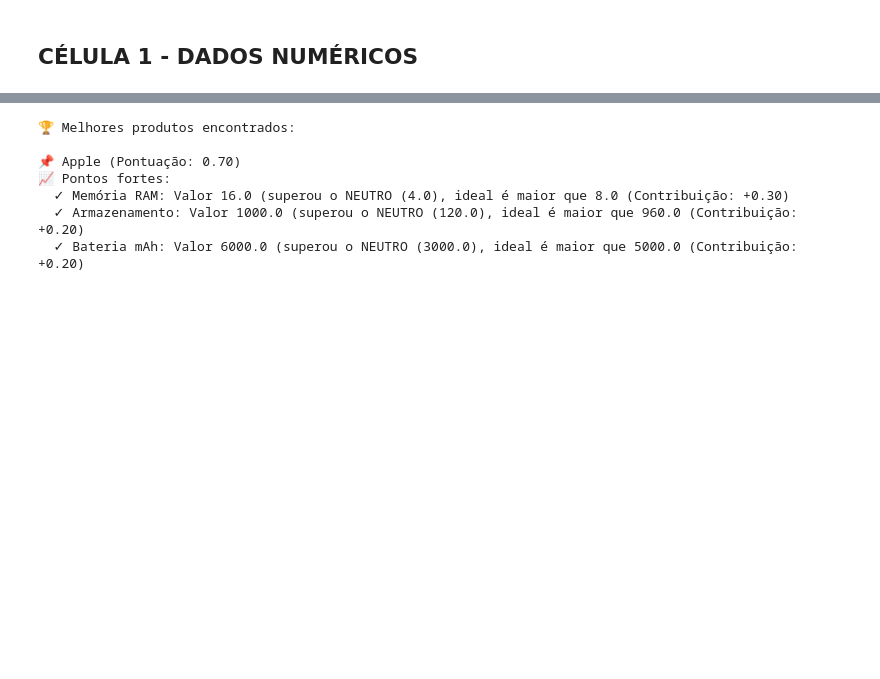
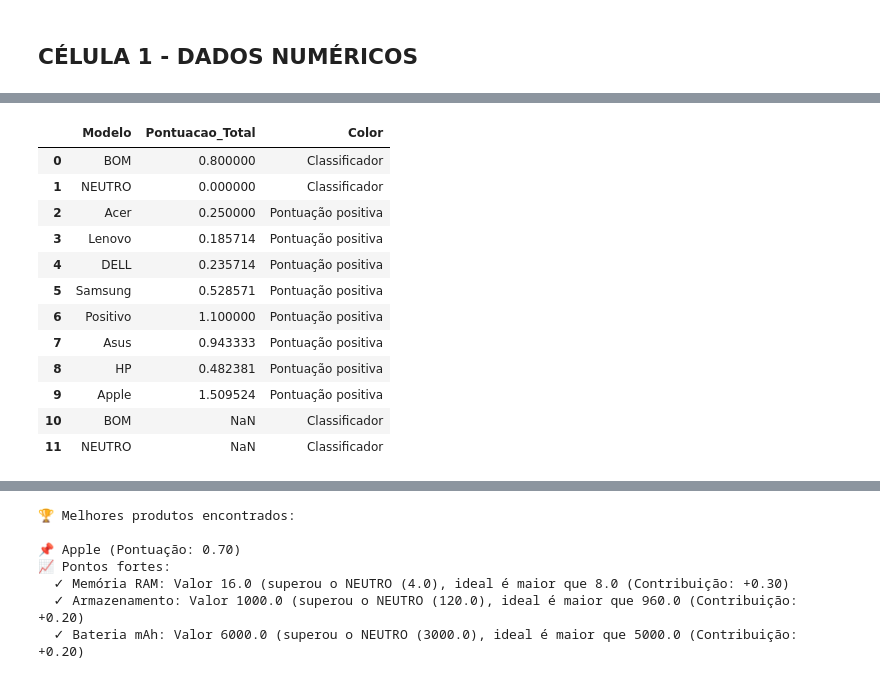
Before and after one commit to GianFadiga/MCDA_FS, a Jupyter notebook: mcda_py_test.ipynb, the cells around one changed output, grey strips where cells are left out. Cells and saved outputs as stored; diff of their text form; code cells hidden in the pictures; blank space fills up the shorter version.

```diff
--- a/mcda_py_test.ipynb
+++ b/mcda_py_test.ipynb
@@ -353,0 +461,16 @@ teste_df.head(10)
+# %%
+df_analise.head(15)
+# %% [output]
+|  | Modelo | Pontuacao_Total | Color |
+| 0 | BOM | 0.800000 | Classificador |
+| 1 | NEUTRO | 0.000000 | Classificador |
+| 2 | Acer | 0.250000 | Pontuação positiva |
+| 3 | Lenovo | 0.185714 | Pontuação positiva |
+| 4 | DELL | 0.235714 | Pontuação positiva |
+| 5 | Samsung | 0.528571 | Pontuação positiva |
+| 6 | Positivo | 1.100000 | Pontuação positiva |
+| 7 | Asus | 0.943333 | Pontuação positiva |
+| 8 | HP | 0.482381 | Pontuação positiva |
+| 9 | Apple | 1.509524 | Pontuação positiva |
+| 10 | BOM | NaN | Classificador |
+| 11 | NEUTRO | NaN | Classificador |
```
Also changed, not shown: parts of 5 cells of this notebook.
